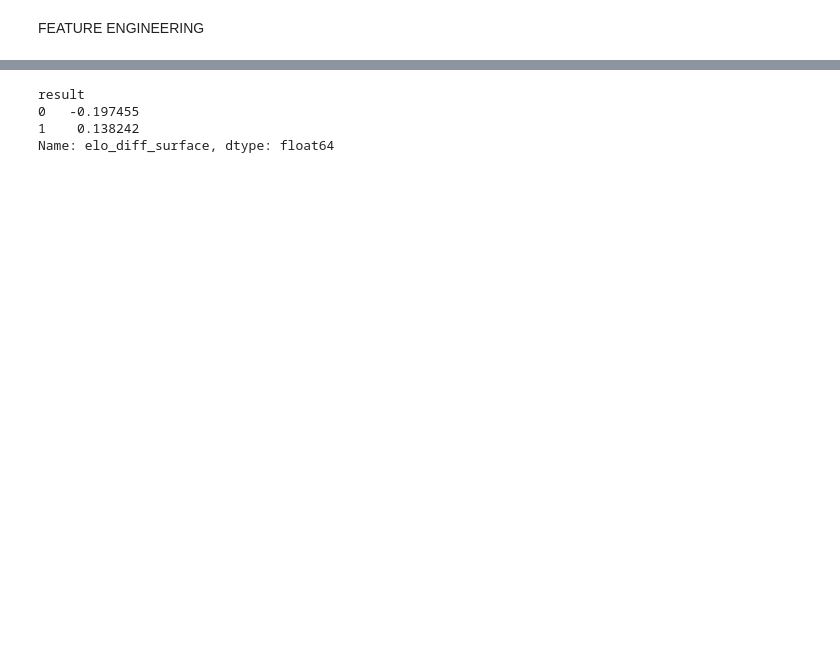
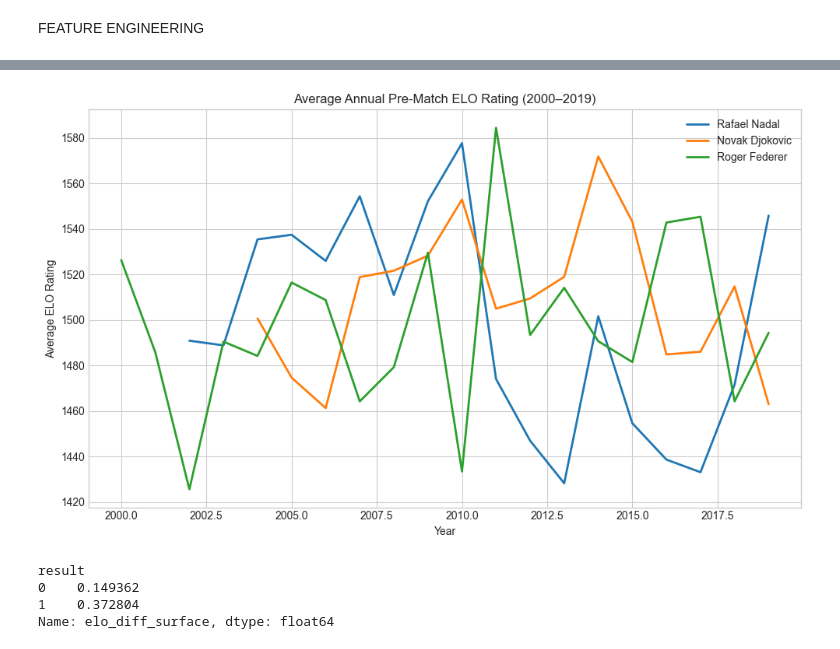
Before and after one commit to arttusokka/Predicting-ATP-matches-outcome, a Jupyter notebook: data_cleaning_preprocessing/data_preprocessing.ipynb, the cells around one changed output, grey strips where cells are left out. Drawn from its saved outputs; the diff is of its cells as text; code cells hidden in the pictures; blank space fills up the shorter version.

```diff
--- a/data_cleaning_preprocessing/data_preprocessing.ipynb
+++ b/data_cleaning_preprocessing/data_preprocessing.ipynb
@@ -134,12 +129,61 @@ Name: elo_diff, dtype: float64
+# %%
+
+#
+df_clean["year"] = df_clean["tourney_date"].dt.year
+
+top_players = ["Rafael Nadal", "Novak Djokovic", "Roger Federer"]
+
+plt.style.use("seaborn-v0_8-whitegrid")
+plt.figure(figsize=(10,6))
+
+for player in top_players:
+
+    # Hae pelaajan ottelut
+    player_rows = df_clean[
+        (df_clean["player1_name"] == player) |
+        (df_clean["player2_name"] == player)
+    ].copy()
+
+    # Valitse oikea pre-match ELO
+    player_rows["elo"] = player_rows.apply(
+        lambda row: row["elo_p1_pre"]
+        if row["player1_name"] == player
+        else row["elo_p2_pre"],
+        axis=1
+    )
+
+    # Vuosi-keskiarvo
+    yearly_mean = (
+        player_rows
+        .groupby("year")["elo"]
+        .mean()
+    )
+
+    plt.plot(
+        yearly_mean.index,
+        yearly_mean.values,
+        linewidth=2,
+        label=player
+    )
+
+plt.title("Average Annual Pre-Match ELO Rating (2000–2019)")
+plt.xlabel("Year")
+plt.ylabel("Average ELO Rating")
+plt.legend()
+plt.tight_layout()
+plt.show()
+# %% [output]
+[figure, added]
 # %%
 #SURFACE-SPECIFIC ELO RATINGS
 #Empty columns for pre-match surface-specific ELO ratings
-df_cleaned["elo_p1_pre_surface"] = np.nan
-df_cleaned["elo_p2_pre_surface"] = np.nan
-df_cleaned = df_cleaned.sort_values("tourney_date").reset_index(drop=True)
+df_clean["elo_p1_pre_surface"] = np.nan
+df_clean["elo_p2_pre_surface"] = np.nan
+df_clean = df_clean.sort_values("tourney_date").reset_index(drop=True)
+
 
 surface_elo_dict = {}
-for i, row in df_cleaned.iterrows():
+for i, row in df_clean.iterrows():
 
     p1 = row["player1_id"]
     p2 = row["player2_id"]
@@ -155,8 +199,8 @@ for i, row in df_cleaned.iterrows():
     r2 = surface_elo_dict.get(key2, ELO_START)
 
     #save pre-match surface-specific ELO ratings
-    df_cleaned.at[i, "elo_p1_pre_surface"] = r1
-    df_cleaned.at[i, "elo_p2_pre_surface"] = r2
+    df_clean.at[i, "elo_p1_pre_surface"] = r1
+    df_clean.at[i, "elo_p2_pre_surface"] = r2
 
     #Update ELO
     r1_new, r2_new = update_elo(r1, r2, score1, k=K)
@@ -165,10 +209,10 @@ for i, row in df_cleaned.iterrows():
     surface_elo_dict[key2] = r2_new
 
 #Surface-specific ELO differential feature
-df_cleaned["elo_diff_surface"] = (df_cleaned["elo_p2_pre_surface"] - df_cleaned["elo_p1_pre_surface"])
-df_cleaned.groupby("result")["elo_diff_surface"].mean()
+df_clean["elo_diff_surface"] = (df_clean["elo_p2_pre_surface"] - df_clean["elo_p1_pre_surface"])
+df_clean.groupby("result")["elo_diff_surface"].mean()
 # %% [output]
 result
-0   -0.197455
-1    0.138242
+0    0.149362
+1    0.372804
 Name: elo_diff_surface, dtype: float64
```
Also changed, not shown: parts of 7 cells of this notebook, 15 other files.
